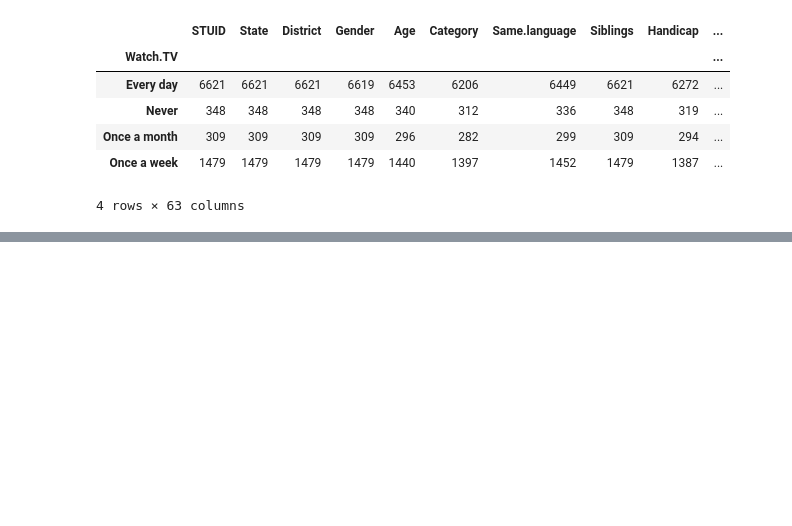
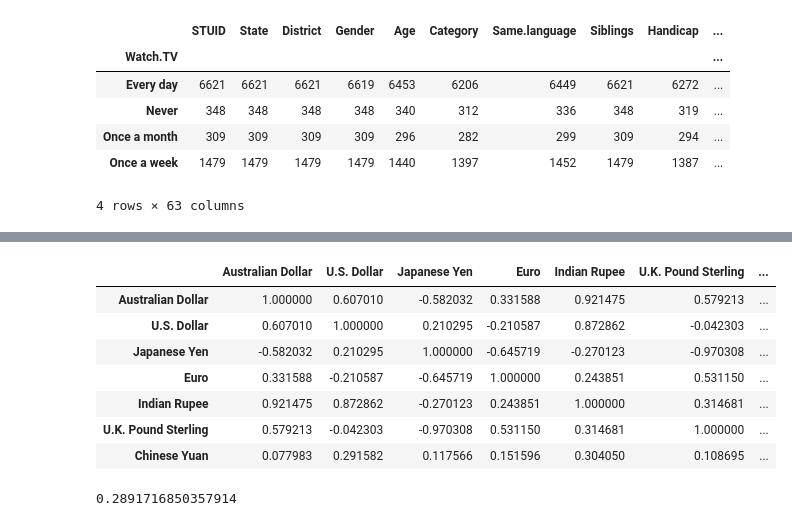
Before and after one commit to mrmankeshraj/PG_Diploma_in_Machine_Learning_and_AI, a Jupyter notebook: Course 2 - Statistics Essentials/Practice Problems.ipynb, the cells around one changed output, grey strips where cells are left out. Cells and saved outputs as stored; diff of their text form; code cells hidden in the pictures; blank space fills up the shorter version.

```diff
--- a/Course 2 - Statistics Essentials/Practice Problems.ipynb
+++ b/Course 2 - Statistics Essentials/Practice Problems.ipynb
@@ -142,0 +236,13 @@ df_n["Science.."].mean()
+# %%
+curr_1 = curr[["Australian Dollar", "U.S. Dollar", "Japanese Yen", "Euro", "Indian Rupee", "U.K. Pound Sterling", "Chinese Yuan"]]
+# %%
+curr_1.corr(numeric_only=True)
+# %% [output]
+|  | Australian Dollar | U.S. Dollar | Japanese Yen | Euro | Indian Rupee | U.K. Pound Sterling | ... |
+| Australian Dollar | 1.000000 | 0.607010 | -0.582032 | 0.331588 | 0.921475 | 0.579213 | ... |
+| U.S. Dollar | 0.607010 | 1.000000 | 0.210295 | -0.210587 | 0.872862 | -0.042303 | ... |
+| Japanese Yen | -0.582032 | 0.210295 | 1.000000 | -0.645719 | -0.270123 | -0.970308 | ... |
+| Euro | 0.331588 | -0.210587 | -0.645719 | 1.000000 | 0.243851 | 0.531150 | ... |
+| Indian Rupee | 0.921475 | 0.872862 | -0.270123 | 0.243851 | 1.000000 | 0.314681 | ... |
+| U.K. Pound Sterling | 0.579213 | -0.042303 | -0.970308 | 0.531150 | 0.314681 | 1.000000 | ... |
+| Chinese Yuan | 0.077983 | 0.291582 | 0.117566 | 0.151596 | 0.304050 | 0.108695 | ... |
@@ -142,0 +253,4 @@ df_n["Science.."].mean()
+# %%
+edu.mean()
+# %% [output]
+0.2891716850357914
```
Also changed, not shown: parts of 17 cells of this notebook, 5 other files.
